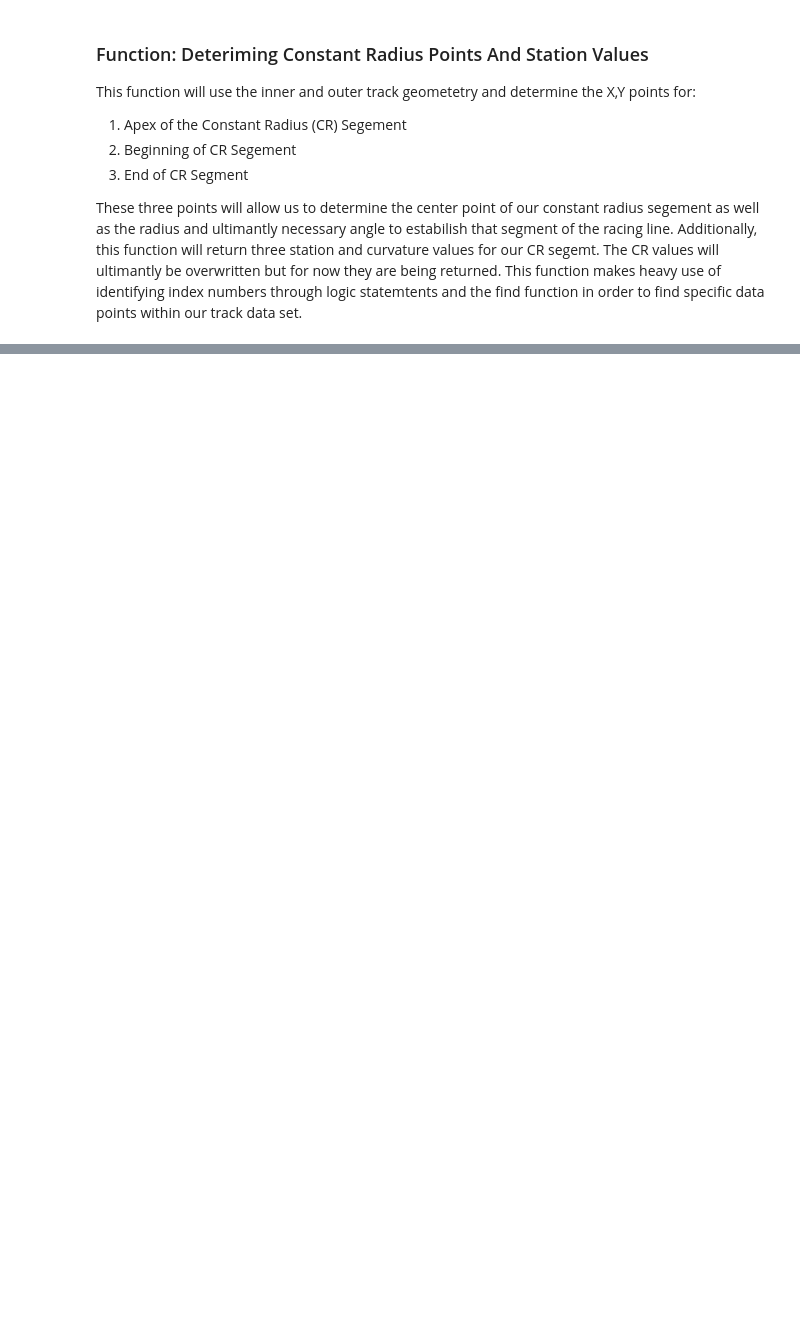
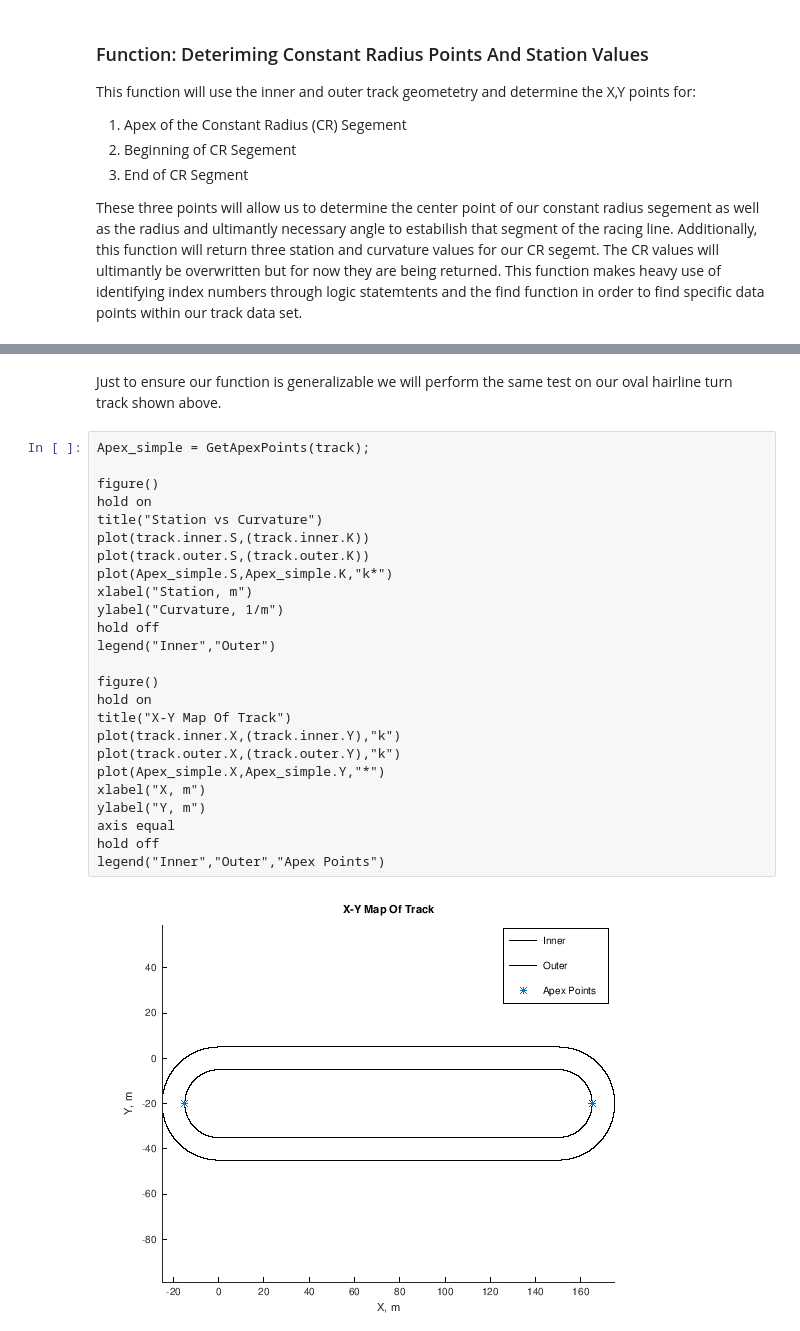
Before and after one commit to PostMatthew/Laptime_Simulation_ME391, a Jupyter notebook: BuildingCustomRacingTracksWithRacing Lines.ipynb, the cells around one changed output, grey strips where cells are left out. Saved outputs shown, nothing was run; the diff lists cells and outputs as text; blank space fills up the shorter version.

```diff
--- a/BuildingCustomRacingTracksWithRacing Lines.ipynb
+++ b/BuildingCustomRacingTracksWithRacing Lines.ipynb
@@ -791,0 +690,29 @@ axis equal
+# %% [markdown]
+Just to ensure our function is generalizable we will perform the same test on our oval hairline turn track shown above.
+# %%
+Apex_simple = GetApexPoints(track);
+
+figure()
+hold on
+title("Station vs Curvature")
+plot(track.inner.S,(track.inner.K))
+plot(track.outer.S,(track.outer.K))
+plot(Apex_simple.S,Apex_simple.K,"k*")
+xlabel("Station, m")
+ylabel("Curvature, 1/m")
+hold off
+legend("Inner","Outer")
+
+figure()
+hold on
+title("X-Y Map Of Track")
+plot(track.inner.X,(track.inner.Y),"k")
+plot(track.outer.X,(track.outer.Y),"k")
+plot(Apex_simple.X,Apex_simple.Y,"*")
+xlabel("X, m")
+ylabel("Y, m")
+axis equal
+hold off
+legend("Inner","Outer","Apex Points")
+# %% [output]
+[figure, added]
```
Also changed, not shown: parts of 104 cells of this notebook.
